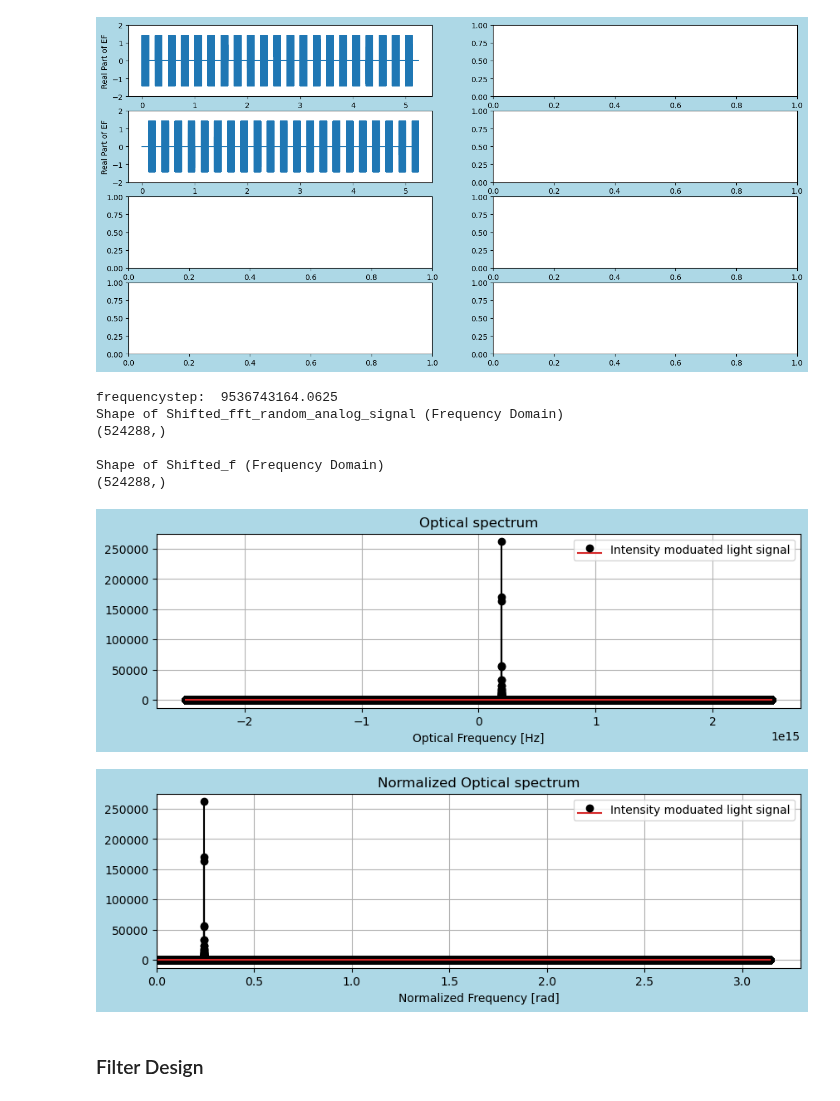
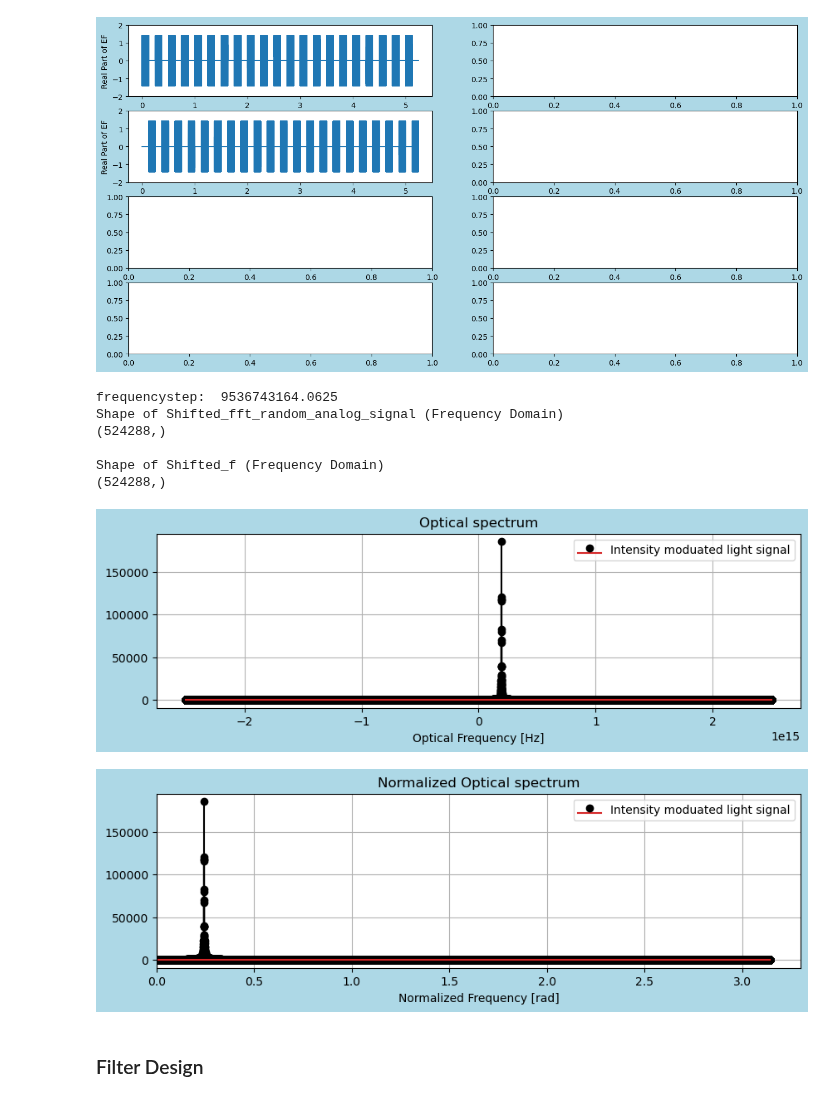
Before and after one commit to tacticstactics/Optical-pulse-broadening, a Jupyter notebook: optical_pulse_broadening_optical_filter.ipynb, the cells around one changed output. Saved outputs shown, nothing was run; the diff lists cells and outputs as text; code cells hidden in the pictures.

```diff
--- a/optical_pulse_broadening_optical_filter.ipynb
+++ b/optical_pulse_broadening_optical_filter.ipynb
@@ -279,7 +279,7 @@ print("frequencystep: ", frequencystep)
 Shifted_sampleIndex = np.arange(-N//2, N//2)
 Shifted_f = Shifted_sampleIndex*frequencystep
 
-fft_random_analog_signal = fft(Port1_1_EFcol,N)
+fft_random_analog_signal = fft(Port3_1_EFcol,N)
 Shifted_fft_random_analog_signal = fftshift(fft_random_analog_signal)
 
 print('Shape of Shifted_fft_random_analog_signal (Frequency Domain)')
@@ -292,35 +292,35 @@ print('')
 
 fig1 = plt.figure(figsize = (10,6), facecolor='lightblue')
 
 ax1_1 = fig1.add_subplot(2, 1, 1)
 ax1_1.set_title("Optical spectrum")
 ax1_1.stem(Shifted_f, np.abs(Shifted_fft_random_analog_signal),"k",label='Intensity moduated light signal')
 ax1_1.set_xlabel("Optical Frequency [Hz]")
 #ax1_1.set_xlim(190e12,200e12)
 #ax1_1.set_xlim(0, frequencystep * samplerate * 1.1/1)
 ax1_1.legend()
 ax1_1.grid()
 
 
 norm_freqcol = np.linspace(-1*np.pi, 1*np.pi, N, endpoint=False)
 
 fig2 = plt.figure(figsize = (10,6), facecolor='lightblue')
 ax2_1 = fig2.add_subplot(2, 1, 1)
 ax2_1.stem(norm_freqcol, np.abs(Shifted_fft_random_analog_signal),"k",label='Intensity moduated light signal')
 ax2_1.set_title("Normalized Optical spectrum")
 ax2_1.set_xlabel("Normalized Frequency [rad]")
 ax2_1.legend()
 ax2_1.set_xlim(0, 1.05*np.pi)
 ax2_1.grid()
 # %% [output]
 frequencystep:  9536743164.0625
 Shape of Shifted_fft_random_analog_signal (Frequency Domain)
 (524288,)
 
 Shape of Shifted_f (Frequency Domain)
 (524288,)
-[figure, old version]
+[figure, new version]
-[figure, old version]
+[figure, new version]
 # %% [markdown]
 ### Filter Design
 # %%
```
Also changed, not shown: parts of 1 cell of this notebook.
